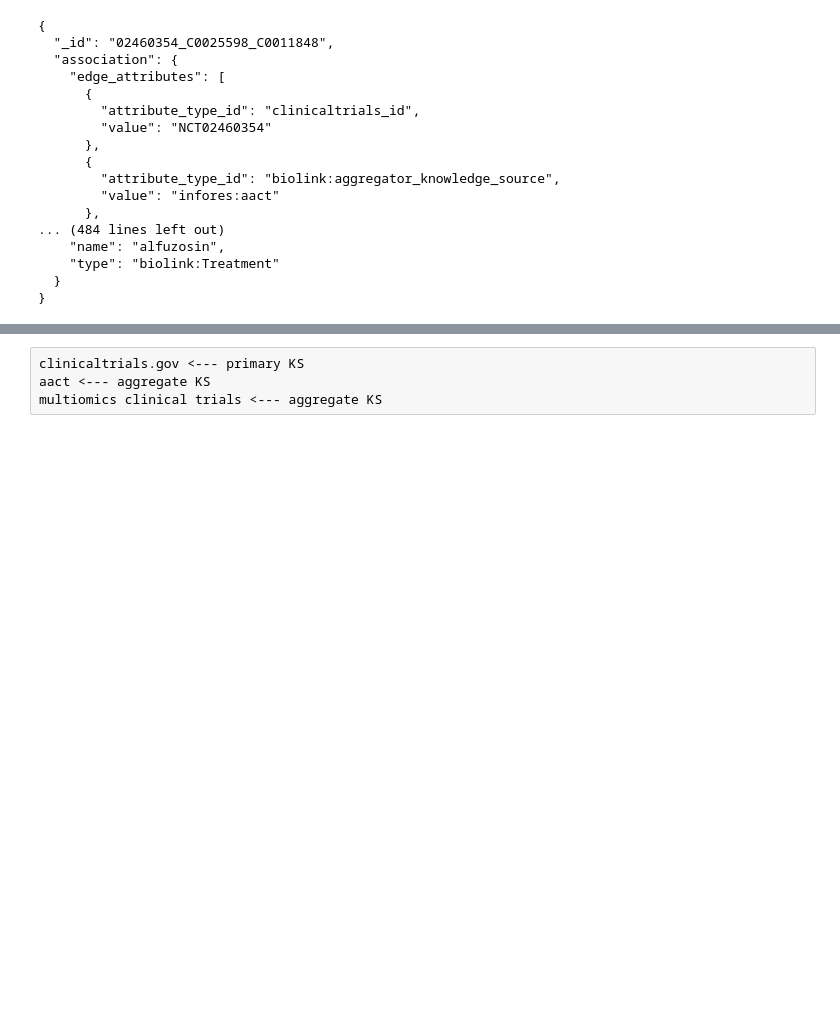
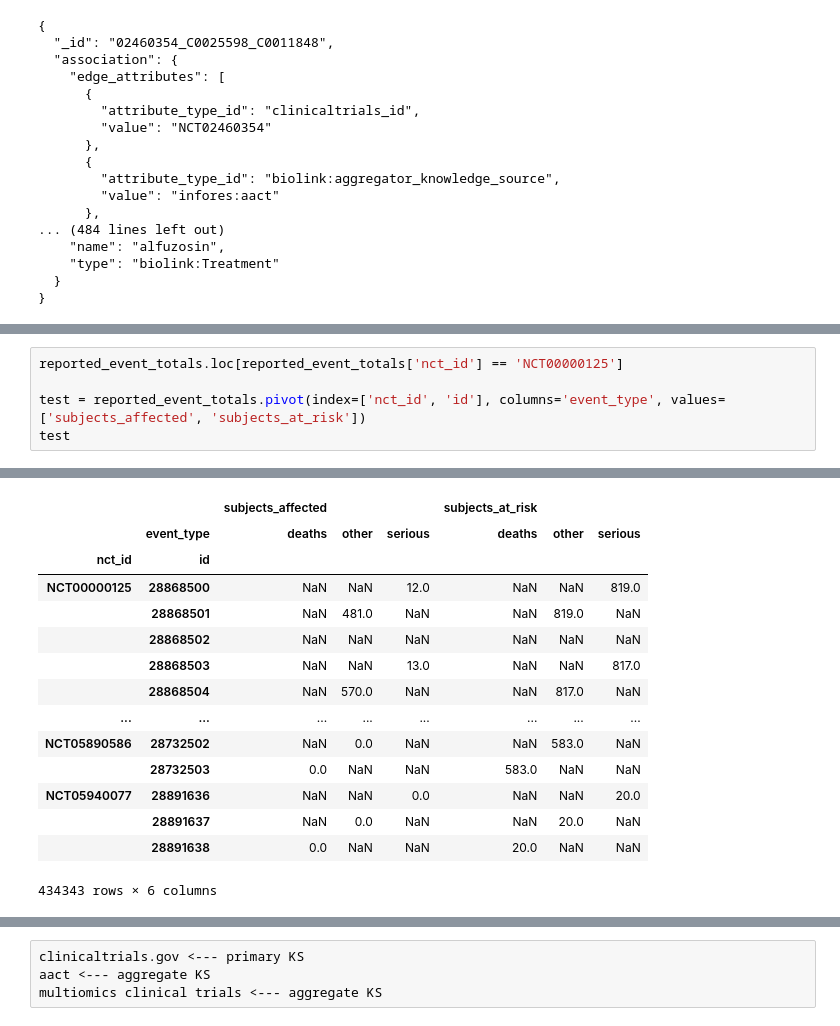
Before and after one commit to GitHubbit/Multiomics_ClinicalTrials_KP, a Jupyter notebook: test_ClinicalTrials_parser.ipynb, the cells around one changed output, grey strips where cells are left out. Saved outputs shown, nothing was run; the diff lists cells and outputs as text; blank space fills up the shorter version.

```diff
--- a/test_ClinicalTrials_parser.ipynb
+++ b/test_ClinicalTrials_parser.ipynb
@@ -313,0 +401,6 @@ if __name__ == "__main__":
+# %%
+reported_event_totals.loc[reported_event_totals['nct_id'] == 'NCT00000125']
+
+test = reported_event_totals.pivot(index=['nct_id', 'id'], columns='event_type', values=['subjects_affected', 'subjects_at_risk'])
+test
+# %% [output]
@@ -313,0 +414,15 @@ if __name__ == "__main__":
+|  |  | subjects_affected |  |  | subjects_at_risk |  |  |
+|  | event_type | deaths | other | serious | deaths | other | serious |
+| nct_id | id |  |  |  |  |  |  |
+| NCT00000125 | 28868500 | NaN | NaN | 12.0 | NaN | NaN | 819.0 |
+|  | 28868501 | NaN | 481.0 | NaN | NaN | 819.0 | NaN |
+|  | 28868502 | NaN | NaN | NaN | NaN | NaN | NaN |
+|  | 28868503 | NaN | NaN | 13.0 | NaN | NaN | 817.0 |
+|  | 28868504 | NaN | 570.0 | NaN | NaN | 817.0 | NaN |
+| ... | ... | ... | ... | ... | ... | ... | ... |
+| NCT05890586 | 28732502 | NaN | 0.0 | NaN | NaN | 583.0 | NaN |
+|  | 28732503 | 0.0 | NaN | NaN | 583.0 | NaN | NaN |
+| NCT05940077 | 28891636 | NaN | NaN | 0.0 | NaN | NaN | 20.0 |
+|  | 28891637 | NaN | 0.0 | NaN | NaN | 20.0 | NaN |
+|  | 28891638 | 0.0 | NaN | NaN | 20.0 | NaN | NaN |
+434343 rows × 6 columns
```
Also changed, not shown: parts of 13 cells of this notebook, 6 other files.
